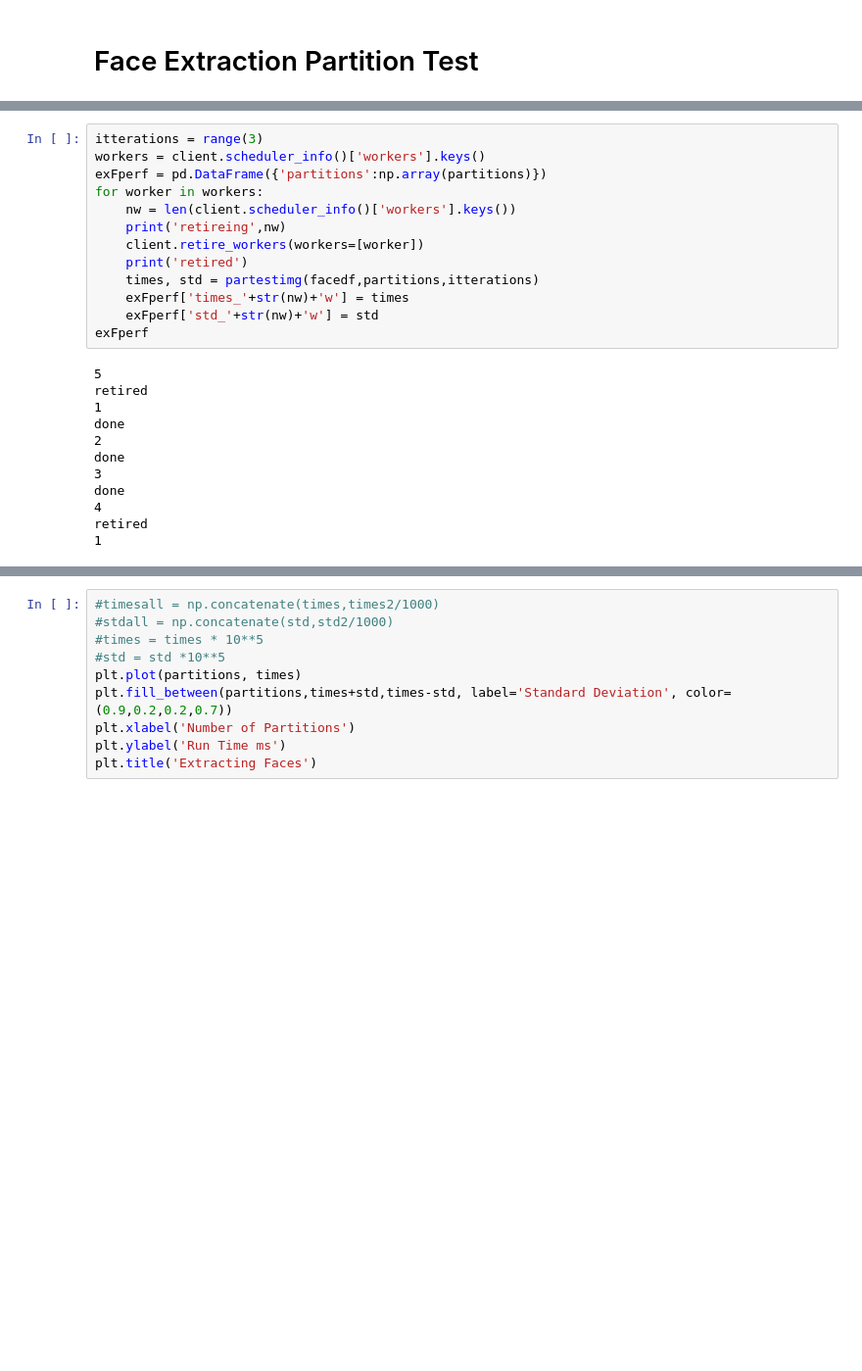
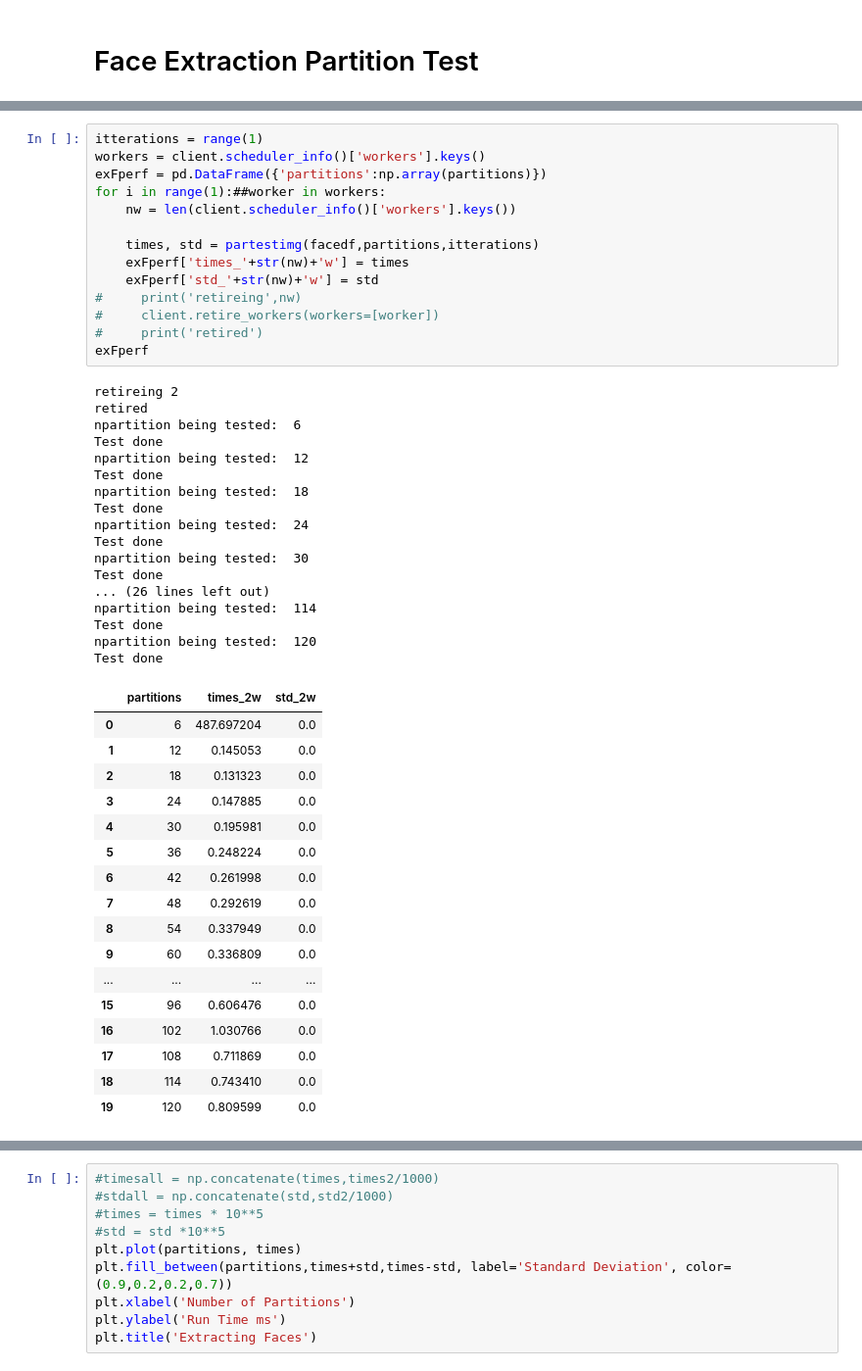
Before and after one commit to DanHarJor/MAPD-B, a Jupyter notebook: dask/notebooks/Daniel_dask_preprocessing-Copy2.ipynb, the cells around one changed output, grey strips where cells are left out. Shown: that part at 98% size. Saved outputs shown, nothing was run; the diff lists cells and outputs as text; blank space fills up the shorter version.

```diff
--- a/dask/notebooks/Daniel_dask_preprocessing-Copy2.ipynb
+++ b/dask/notebooks/Daniel_dask_preprocessing-Copy2.ipynb
@@ -709,25 +753,49 @@ print(len(pdface))
 # %%
-itterations = range(3)
+itterations = range(1)
 workers = client.scheduler_info()['workers'].keys()
 exFperf = pd.DataFrame({'partitions':np.array(partitions)})
-for worker in workers:
+for i in range(1):##worker in workers:
     nw = len(client.scheduler_info()['workers'].keys())
-    print('retireing',nw)
-    client.retire_workers(workers=[worker])
-    print('retired')
+
     times, std = partestimg(facedf,partitions,itterations)
     exFperf['times_'+str(nw)+'w'] = times
     exFperf['std_'+str(nw)+'w'] = std
+#     print('retireing',nw)
+#     client.retire_workers(workers=[worker])
+#     print('retired')
 exFperf
 # %% [output]
-5
+retireing 2
 retired
-1
-done
-2
-done
-3
-done
-4
-retired
-1
+npartition being tested:  6
+Test done
+npartition being tested:  12
+Test done
+npartition being tested:  18
+Test done
+npartition being tested:  24
+Test done
+npartition being tested:  30
+Test done
+... (26 lines left out)
+npartition being tested:  114
+Test done
+npartition being tested:  120
+Test done
+|  | partitions | times_2w | std_2w |
+| 0 | 6 | 487.697204 | 0.0 |
+| 1 | 12 | 0.145053 | 0.0 |
+| 2 | 18 | 0.131323 | 0.0 |
+| 3 | 24 | 0.147885 | 0.0 |
+| 4 | 30 | 0.195981 | 0.0 |
+| 5 | 36 | 0.248224 | 0.0 |
+| 6 | 42 | 0.261998 | 0.0 |
+| 7 | 48 | 0.292619 | 0.0 |
+| 8 | 54 | 0.337949 | 0.0 |
+| 9 | 60 | 0.336809 | 0.0 |
+| ... | ... | ... | ... |
+| 15 | 96 | 0.606476 | 0.0 |
+| 16 | 102 | 1.030766 | 0.0 |
+| 17 | 108 | 0.711869 | 0.0 |
+| 18 | 114 | 0.743410 | 0.0 |
+| 19 | 120 | 0.809599 | 0.0 |
```
Also changed, not shown: parts of 24 cells of this notebook, 3 other files.
